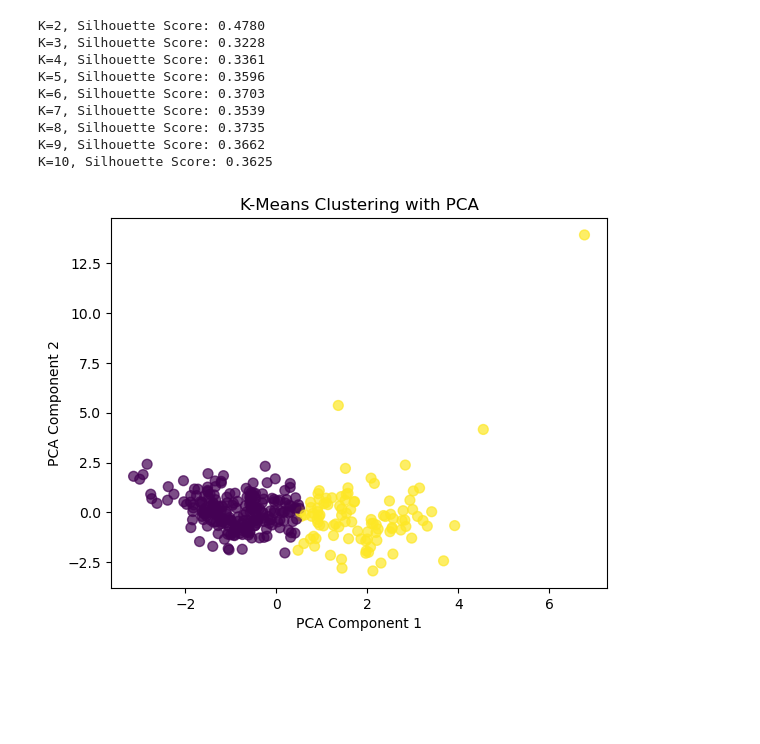
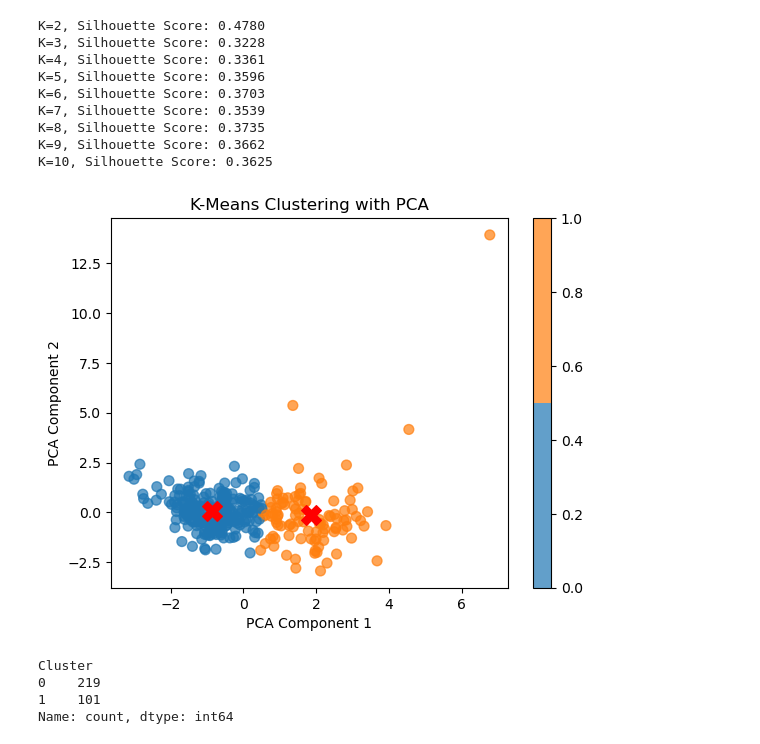
Before and after one commit to SamSteve09/Tugas-ML-G-Kmeans, a Jupyter notebook: KMeans_SoyBeans.ipynb, the cells around one changed output. Drawn from its saved outputs; the diff is of its cells as text; code cells hidden in the pictures; blank space fills up the shorter version.

Commit message:
feat: add cluster count, and centroid visualization

```diff
--- a/KMeans_SoyBeans.ipynb
+++ b/KMeans_SoyBeans.ipynb
@@ -107,10 +108,24 @@ kmeans = KMeans(n_clusters=2, random_state=42)
 labels = kmeans.fit_predict(reduced_data)
 # %%
 # pca first then kmeans
-plt.scatter(reduced_data[:, 0], reduced_data[:, 1], c=labels, s=50, alpha=0.7)
+centroids = kmeans.cluster_centers_
+cluster_color = ListedColormap(['#1f77b4', '#ff7f0e'])
+scatter = plt.scatter(reduced_data[:, 0], reduced_data[:, 1], c=labels, cmap=cluster_color, s=50, alpha=0.7)
+
+plt.scatter(centroids[:, 0], centroids[:, 1], c='red', s=200, marker='X', label='Centroids')
 plt.xlabel('PCA Component 1')
 plt.ylabel('PCA Component 2')
 plt.title('K-Means Clustering with PCA')
+plt.colorbar(scatter)
 plt.show()
 # %% [output]
-[figure, old version]
+[figure, new version]
+# %%
+cluster_summary = pd.DataFrame(reduced_data, columns=['PCA1', 'PCA2'])
+cluster_summary['Cluster'] = labels
+print(cluster_summary['Cluster'].value_counts())
+# %% [output]
+Cluster
+0    219
+1    101
+Name: count, dtype: int64
```
Also changed, not shown: parts of 1 cell of this notebook.
